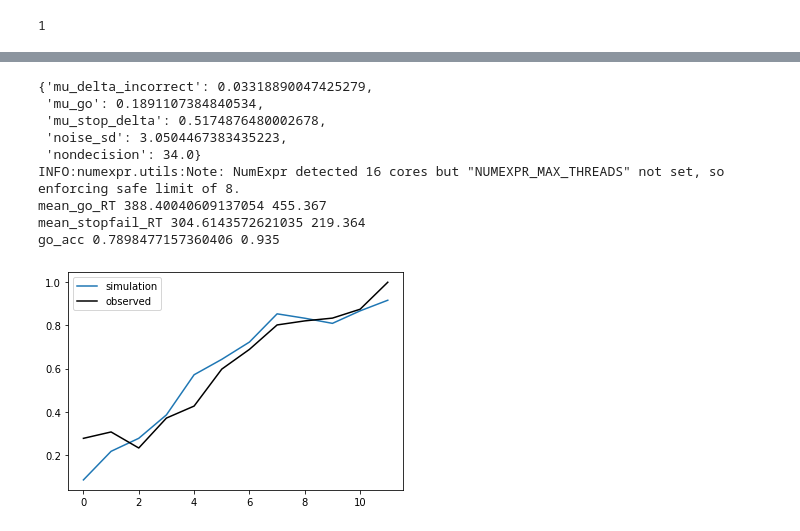
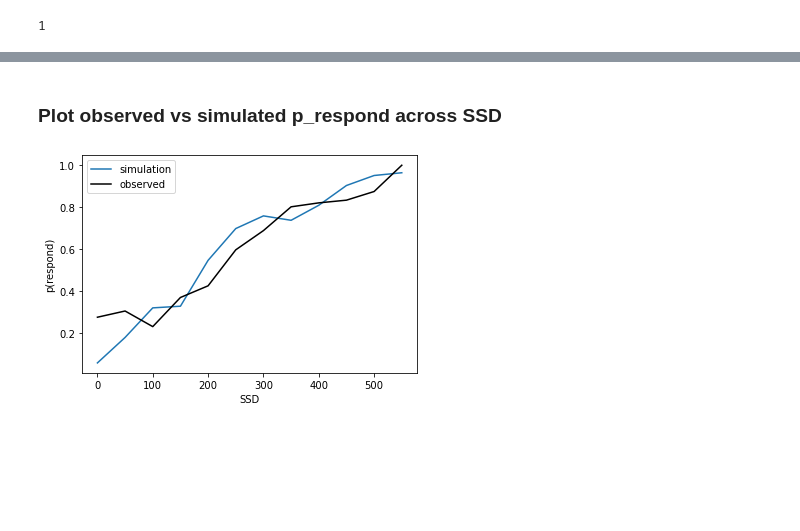
Before and after one commit to henrymj/ABCD_simulations, a Jupyter notebook: generative_model/analyze_pyABC.ipynb, the cells around one changed output, grey strips where cells are left out. Drawn from its saved outputs; the diff is of its cells as text; code cells hidden in the pictures; blank space fills up the shorter version.

Commit message:
clean up and use study label

```diff
--- a/generative_model/analyze_pyABC.ipynb
+++ b/generative_model/analyze_pyABC.ipynb
@@ -73,13 +26,15 @@ def stopsignal_model(parameters):
 # %%
 # load history from db file
-history = pyabc.History('sqlite:///adaptive_distance.db')
+history = pyabc.History(f'sqlite:///results/{study}_adaptive_distance.db')
 print(history.id)
 # %% [output]
 1
 # %%
-observed_presp = pd.read_csv('presp_by_ssd_inperson.txt',  delimiter=r"\s+", index_col=0)
+with open(f'data/data_{study}.json') as f:
+    observed_data = json.load(f)
 
-observed_data = {'mean_go_RT': 455.367, 'mean_stopfail_RT': 219.364, 'go_acc': .935}
+observed_presp = pd.read_csv(f'data/presp_by_ssd_{study}.txt',  delimiter=r"\s+", index_col=0)
+
 for i, value in enumerate(observed_presp.presp.values):
     observed_data[f'presp_{i}'] = value
 # %%
@@ -111,27 +100,16 @@ if plot_ci:
+# %% [markdown]
+### Plot observed vs simulated p_respond across SSD
 # %%
-pprint(map_estimates)
 
-simulation = stopsignal_model(map_estimates)
-
-for k in simulation:
-     if not k.find('presp')>-1:
-         print(k, simulation[k], observed_data[k])
 plot_presp = True
 if plot_presp:
     simulation['presp'] = []
     for i in range(12):
         simulation['presp'].append(simulation[f'presp_{i}'])
-    plt.plot(simulation['presp'])
-    plt.plot(observed_presp.presp.values, 'k')
+    plt.plot(observed_presp.index, simulation['presp'])
+    plt.plot(observed_presp.index, observed_presp.presp.values, 'k')
     plt.legend(['simulation', 'observed'])
+    plt.xlabel('SSD')
+    plt.ylabel('p(respond)')
 # %% [output]
-{'mu_delta_incorrect': 0.03318890047425279,
- 'mu_go': 0.1891107384840534,
- 'mu_stop_delta': 0.5174876480002678,
- 'noise_sd': 3.0504467383435223,
- 'nondecision': 34.0}
-INFO:numexpr.utils:Note: NumExpr detected 16 cores but "NUMEXPR_MAX_THREADS" not set, so enforcing safe limit of 8.
-mean_go_RT 388.40040609137054 455.367
-mean_stopfail_RT 304.6143572621035 219.364
-go_acc 0.7898477157360406 0.935
-[figure, old version]
+[figure, new version]
```
Also changed, not shown: parts of 8 cells of this notebook.
